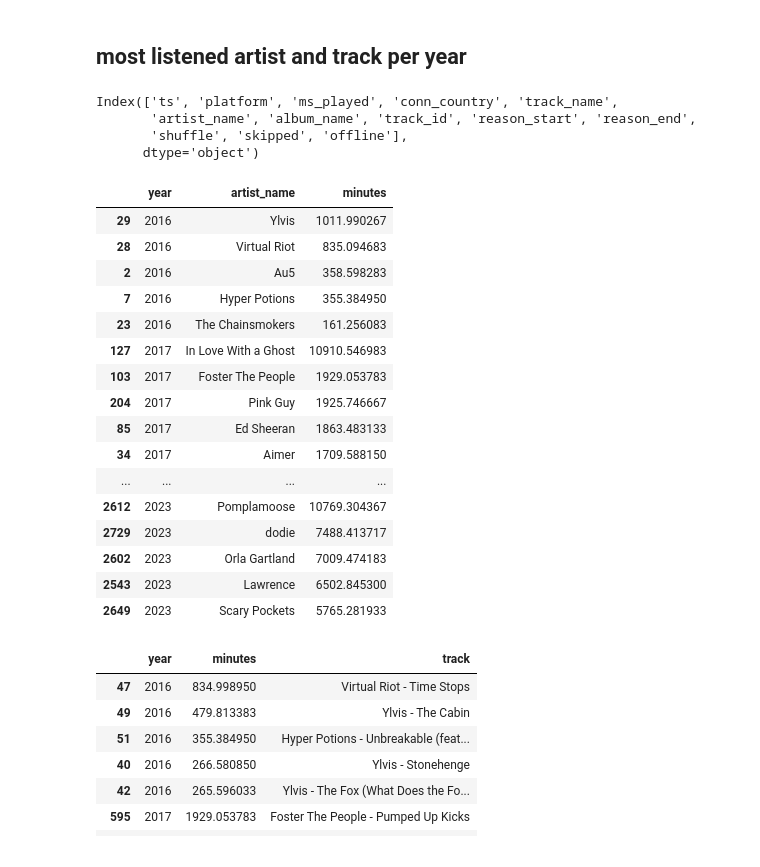
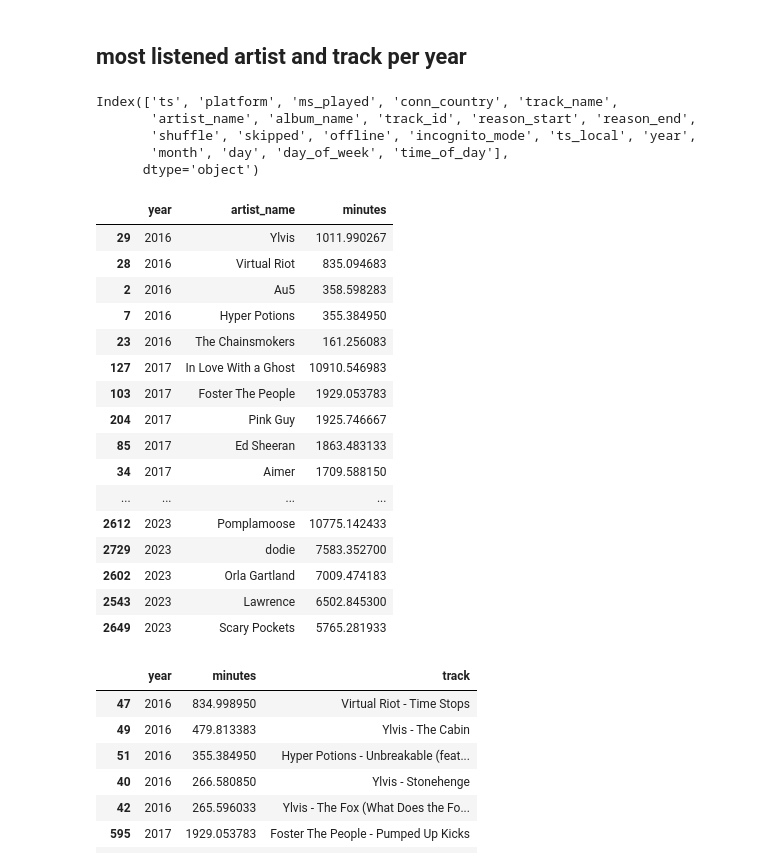
Before and after one commit to nazhifkojaz/Spotify-Analysis-Data-Collection-, a Jupyter notebook: spanalysis_dataanalysis.ipynb, the cells around one changed output. Cells and saved outputs as stored; diff of their text form; code cells hidden in the pictures.

```diff
--- a/spanalysis_dataanalysis.ipynb
+++ b/spanalysis_dataanalysis.ipynb
@@ -57,0 +86,12 @@ Index(['track_id', 'danceability', 'energy', 'key', 'loudness', 'mode',
+# %%
+def extract_info(dt_str):
+    dt = pd.to_datetime(dt_str, format='%Y-%m-%d %H:%M:%S%z')  # Explicitly parse with timezone
+
+    year = dt.year
+    month = dt.month
+    day = dt.day
+    day_of_week = dt.dayofweek
+    time_of_day = dt.hour
+    return year, month, day, day_of_week, time_of_day
+# %%
+stream_df[['year', 'month', 'day', 'day_of_week', 'time_of_day']] = stream_df['ts_local'].apply(extract_info).apply(pd.Series)
@@ -116,30 +165,31 @@ stream_df.columns
 # %% [output]
 Index(['ts', 'platform', 'ms_played', 'conn_country', 'track_name',
        'artist_name', 'album_name', 'track_id', 'reason_start', 'reason_end',
-       'shuffle', 'skipped', 'offline'],
+       'shuffle', 'skipped', 'offline', 'incognito_mode', 'ts_local', 'year',
+       'month', 'day', 'day_of_week', 'time_of_day'],
       dtype='object')
 # %%
 # find the top 5 most listened artists per year
-top_artists = stream_df.groupby([stream_df['ts'].dt.year, 'artist_name'])['ms_played'].sum().div(60000).reset_index()
+top_artists = stream_df.groupby(['year', 'artist_name'])['ms_played'].sum().div(60000).reset_index()
 top_artists = top_artists.rename(columns={'ts': 'year', 'ms_played': 'minutes'})
 top_artists = top_artists.sort_values(['year', 'minutes'], ascending=[True, False])
 top5_artists = top_artists.groupby('year').head(5)
 top5_artists
 # %% [output]
 |  | year | artist_name | minutes |
 | 29 | 2016 | Ylvis | 1011.990267 |
 | 28 | 2016 | Virtual Riot | 835.094683 |
 | 2 | 2016 | Au5 | 358.598283 |
 | 7 | 2016 | Hyper Potions | 355.384950 |
 | 23 | 2016 | The Chainsmokers | 161.256083 |
 | 127 | 2017 | In Love With a Ghost | 10910.546983 |
 | 103 | 2017 | Foster The People | 1929.053783 |
 | 204 | 2017 | Pink Guy | 1925.746667 |
 | 85 | 2017 | Ed Sheeran | 1863.483133 |
 | 34 | 2017 | Aimer | 1709.588150 |
 | ... | ... | ... | ... |
-| 2612 | 2023 | Pomplamoose | 10769.304367 |
-| 2729 | 2023 | dodie | 7488.413717 |
+| 2612 | 2023 | Pomplamoose | 10775.142433 |
+| 2729 | 2023 | dodie | 7583.352700 |
 | 2602 | 2023 | Orla Gartland | 7009.474183 |
 | 2543 | 2023 | Lawrence | 6502.845300 |
 | 2649 | 2023 | Scary Pockets | 5765.281933 |
```
Also changed, not shown: parts of 19 cells of this notebook, 5 other files.
